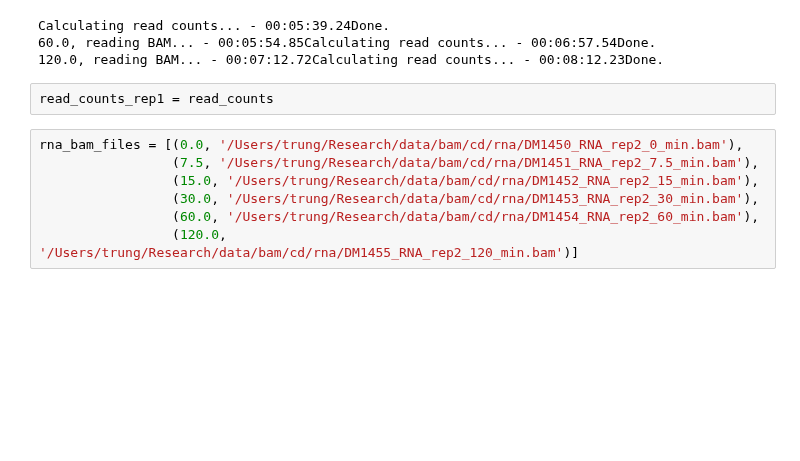
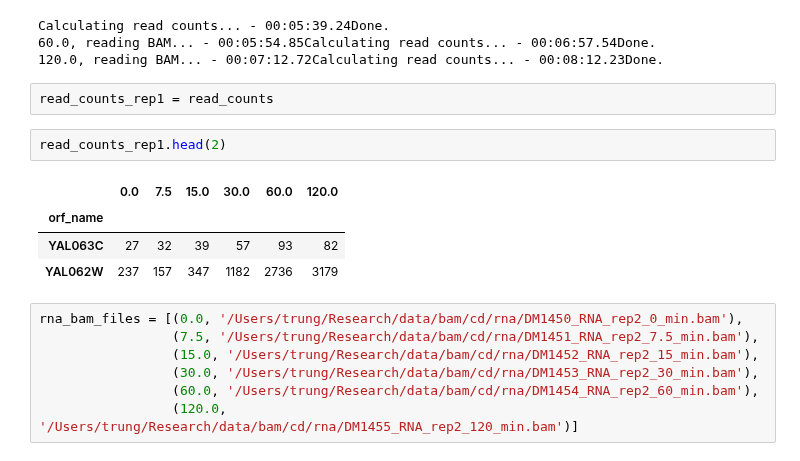
Before and after one commit to HarteminkLab/chromatin-transformers, a Jupyter notebook: Generate Data.ipynb, the cells around one changed output. Drawn from its saved outputs; the diff is of its cells as text; blank space fills up the shorter version.

```diff
--- a/Generate Data.ipynb
+++ b/Generate Data.ipynb
@@ -134,6 +134,13 @@ Calculating read counts... - 00:05:39.24Done.
 120.0, reading BAM... - 00:07:12.72Calculating read counts... - 00:08:12.23Done.
 # %%
 read_counts_rep1 = read_counts
+# %%
+read_counts_rep1.head(2)
+# %% [output]
+|  | 0.0 | 7.5 | 15.0 | 30.0 | 60.0 | 120.0 |
+| orf_name |  |  |  |  |  |  |
+| YAL063C | 27 | 32 | 39 | 57 | 93 | 82 |
+| YAL062W | 237 | 157 | 347 | 1182 | 2736 | 3179 |
 # %%
 rna_bam_files = [(0.0, '/Users/trung/Research/data/bam/cd/rna/DM1450_RNA_rep2_0_min.bam'),
                  (7.5, '/Users/trung/Research/data/bam/cd/rna/DM1451_RNA_rep2_7.5_min.bam'),
```
Also changed, not shown: parts of 3 cells of this notebook, 4 other files.
